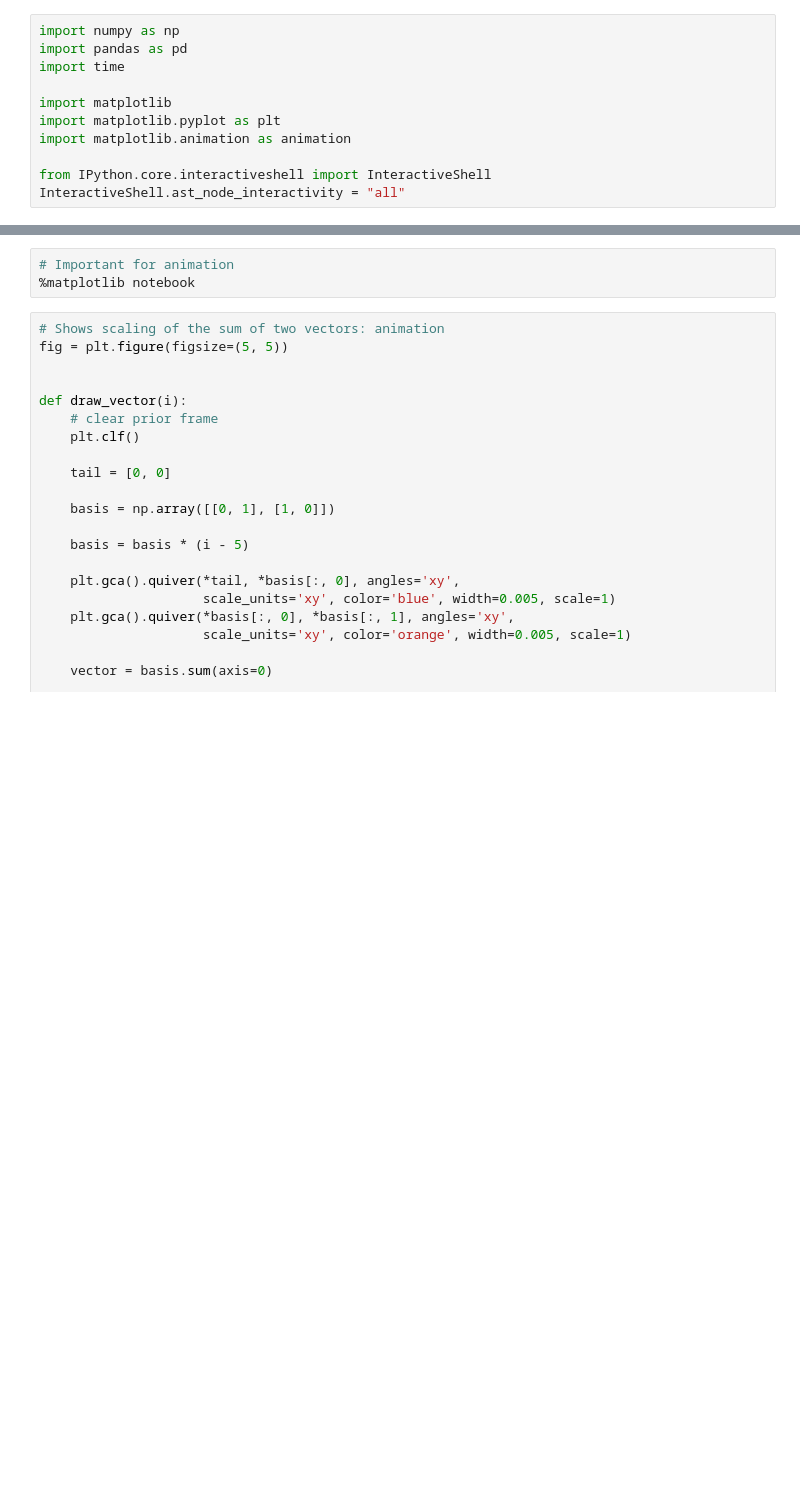
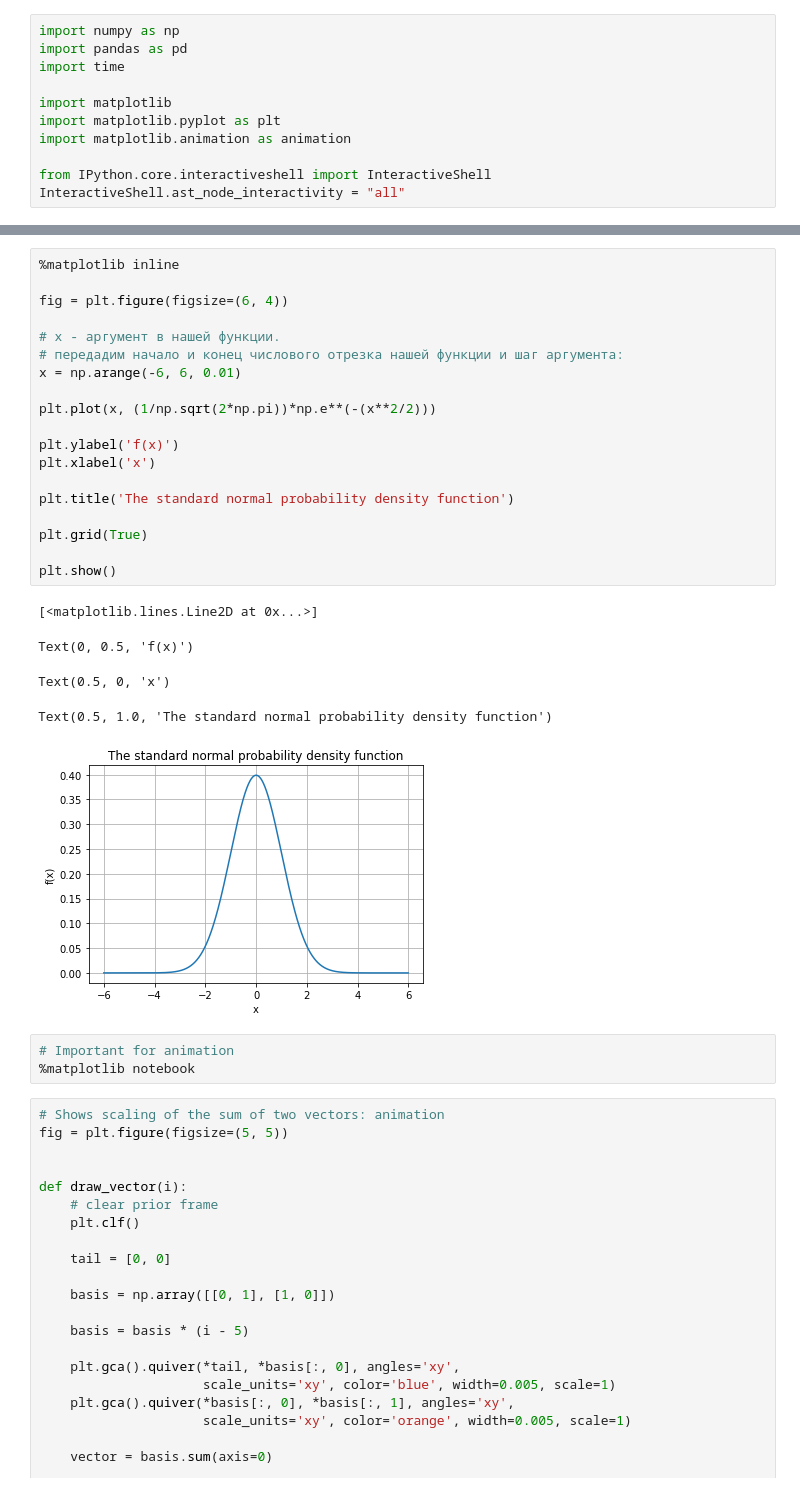
Before and after one commit to ekalachev/jupyter_charts, a Jupyter notebook: matplotlib.ipynb, the cells around one changed output, grey strips where cells are left out. Drawn from its saved outputs; the diff is of its cells as text; blank space fills up the shorter version.

Commit message:
functions

```diff
--- a/matplotlib.ipynb
+++ b/matplotlib.ipynb
@@ -37,3 +80,28 @@ Text(1.0, 1.0, '$y = x^{2}$')
+# %%
+%matplotlib inline
+
+fig = plt.figure(figsize=(6, 4))
+
+# х - аргумент в нашей функции.
+# передадим начало и конец числового отрезка нашей функции и шаг аргумента:
+x = np.arange(-6, 6, 0.01)
+
+plt.plot(x, (1/np.sqrt(2*np.pi))*np.e**(-(x**2/2)))
+
+plt.ylabel('f(x)')
+plt.xlabel('x')
+
+plt.title('The standard normal probability density function')
+
+plt.grid(True)
+
+plt.show()
+# %% [output]
+[<matplotlib.lines.Line2D at 0x...>]
+Text(0, 0.5, 'f(x)')
+Text(0.5, 0, 'x')
+Text(0.5, 1.0, 'The standard normal probability density function')
+[figure, added]
 # %%
 # Important for animation
 %matplotlib notebook
```
Also changed, not shown: parts of 5 cells of this notebook.
